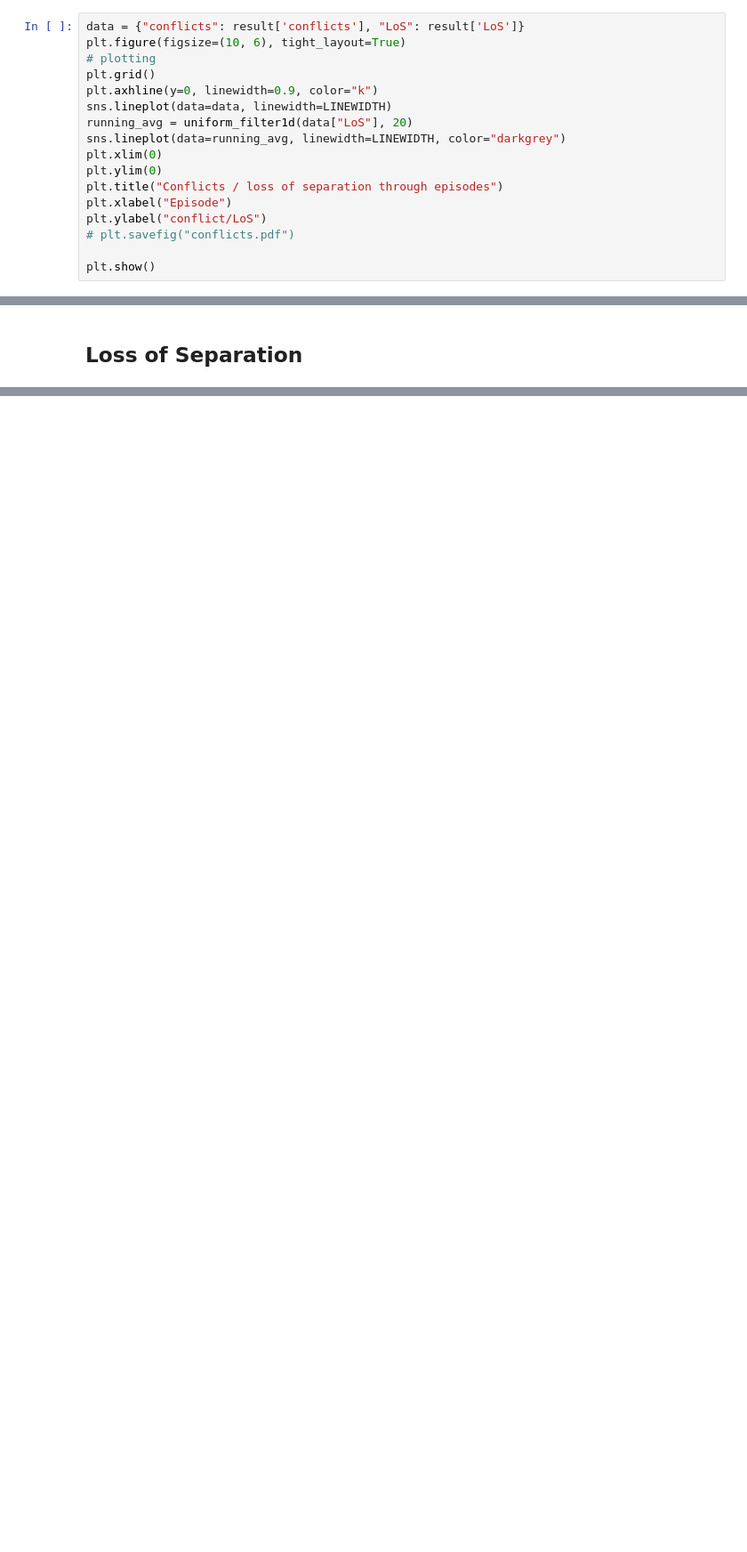
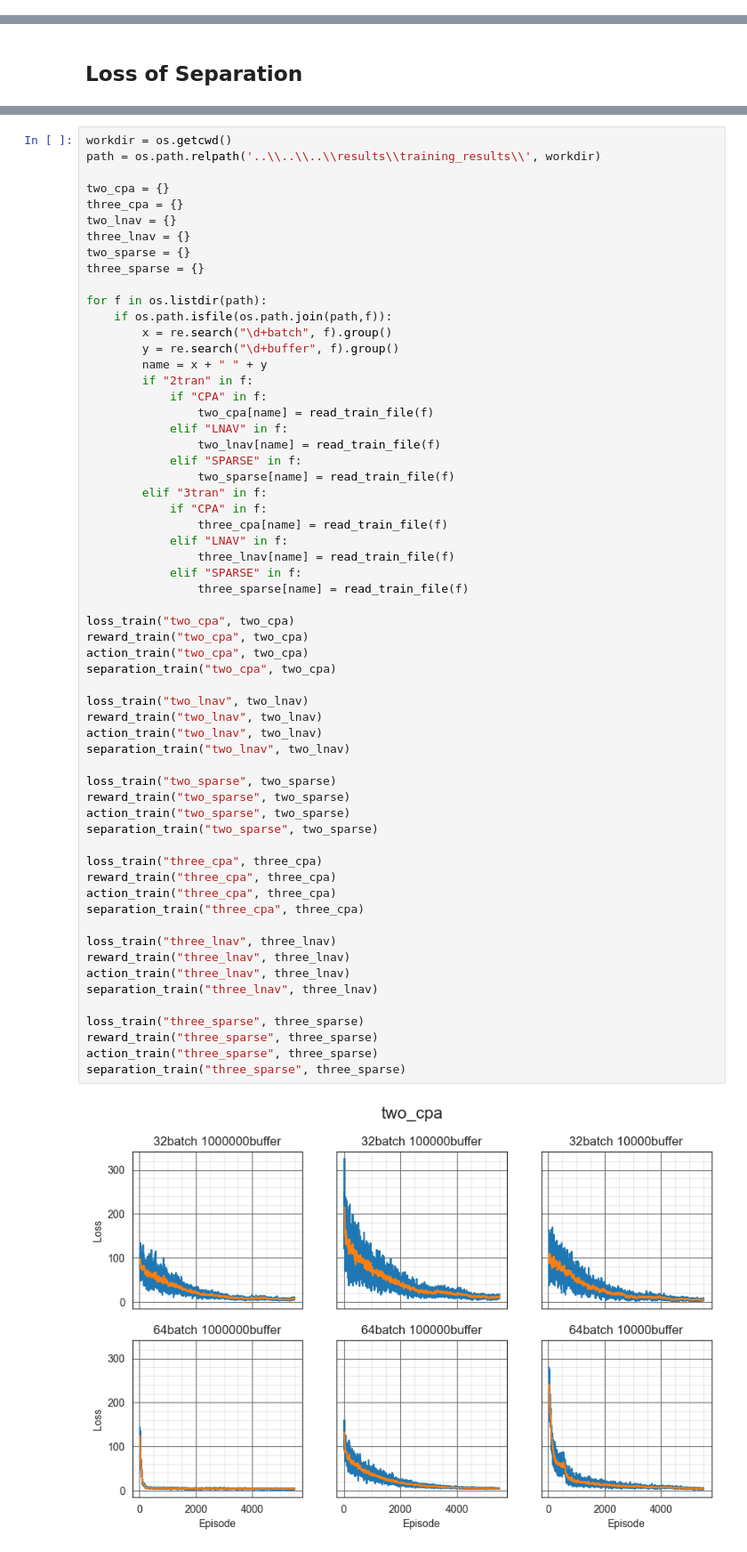
Before and after one commit to JHvanG/bluesky, a Jupyter notebook: bluesky/plugins/atc_utils/data_visualizer.ipynb, the cells around one changed output, grey strips where cells are left out. Shown at 89% size. Cells and saved outputs as stored; diff of their text form; blank space fills up the shorter version.

Commit message:
Plots & test job script

```diff
--- a/bluesky/plugins/atc_utils/data_visualizer.ipynb
+++ b/bluesky/plugins/atc_utils/data_visualizer.ipynb
@@ -171,19 +213,2 @@ plt.show()
 # %% [markdown]
 ## Loss of Separation
-# %%
-data = {"conflicts": result['conflicts'], "LoS": result['LoS']}
-plt.figure(figsize=(10, 6), tight_layout=True)
-# plotting
-plt.grid()
-plt.axhline(y=0, linewidth=0.9, color="k")
-sns.lineplot(data=data, linewidth=LINEWIDTH)
-running_avg = uniform_filter1d(data["LoS"], 20)
-sns.lineplot(data=running_avg, linewidth=LINEWIDTH, color="darkgrey")
-plt.xlim(0)
-plt.ylim(0)
-plt.title("Conflicts / loss of separation through episodes")
-plt.xlabel("Episode")
-plt.ylabel("conflict/LoS")
-# plt.savefig("conflicts.pdf")
-
-plt.show()
@@ -289,0 +456,62 @@ plt.show()
+# %%
+workdir = os.getcwd()
+path = os.path.relpath('..\\..\\..\\results\\training_results\\', workdir)
+
+two_cpa = {}
+three_cpa = {}
+two_lnav = {}
+three_lnav = {}
+two_sparse = {}
+three_sparse = {}
+
+for f in os.listdir(path):
+    if os.path.isfile(os.path.join(path,f)):
+        x = re.search("\d+batch", f).group()
+        y = re.search("\d+buffer", f).group()
+        name = x + " " + y
+        if "2tran" in f:
+            if "CPA" in f:
+                two_cpa[name] = read_train_file(f)
+            elif "LNAV" in f:
+                two_lnav[name] = read_train_file(f)
+            elif "SPARSE" in f:
+                two_sparse[name] = read_train_file(f)
+        elif "3tran" in f:
+            if "CPA" in f:
+                three_cpa[name] = read_train_file(f)
+            elif "LNAV" in f:
+                three_lnav[name] = read_train_file(f)
+            elif "SPARSE" in f:
+                three_sparse[name] = read_train_file(f)
+
+loss_train("two_cpa", two_cpa)
+reward_train("two_cpa", two_cpa)
+action_train("two_cpa", two_cpa)
+separation_train("two_cpa", two_cpa)
+
+loss_train("two_lnav", two_lnav)
+reward_train("two_lnav", two_lnav)
+action_train("two_lnav", two_lnav)
+separation_train("two_lnav", two_lnav)
+
+loss_train("two_sparse", two_sparse)
+reward_train("two_sparse", two_sparse)
+action_train("two_sparse", two_sparse)
+separation_train("two_sparse", two_sparse)
+
+loss_train("three_cpa", three_cpa)
+reward_train("three_cpa", three_cpa)
+action_train("three_cpa", three_cpa)
+separation_train("three_cpa", three_cpa)
+
+loss_train("three_lnav", three_lnav)
+reward_train("three_lnav", three_lnav)
+action_train("three_lnav", three_lnav)
+separation_train("three_lnav", three_lnav)
+
+loss_train("three_sparse", three_sparse)
+reward_train("three_sparse", three_sparse)
+action_train("three_sparse", three_sparse)
+separation_train("three_sparse", three_sparse)
+# %% [output]
+[figure, added]
```
Also changed, not shown: parts of 21 cells of this notebook, 28 other files.
